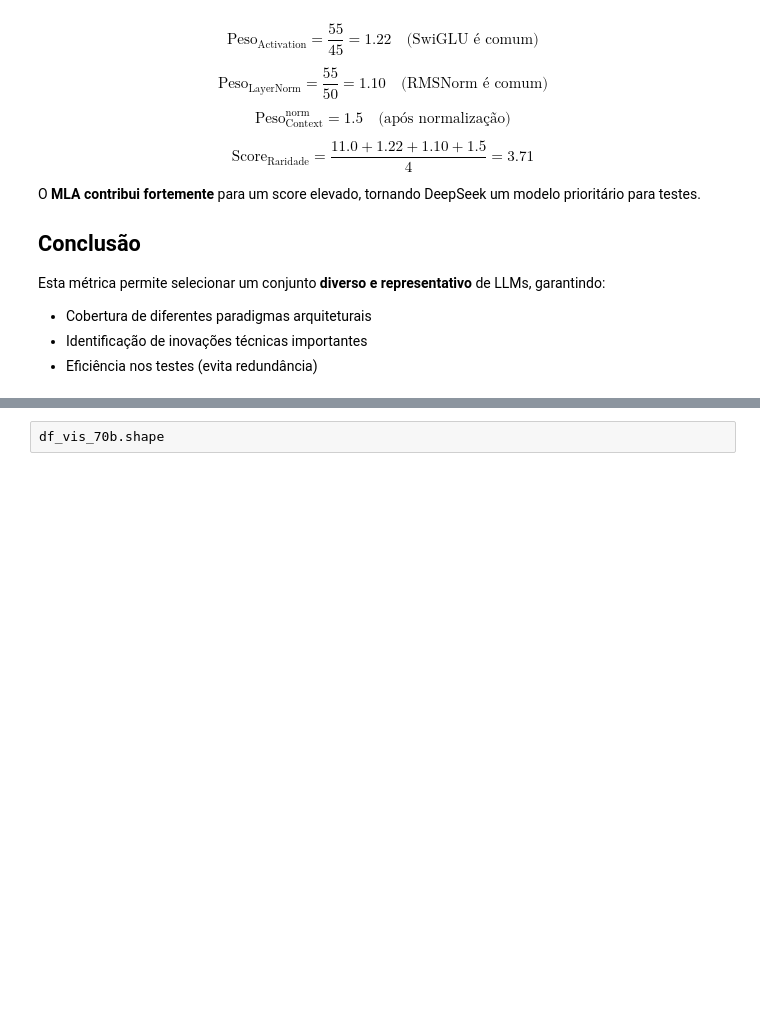
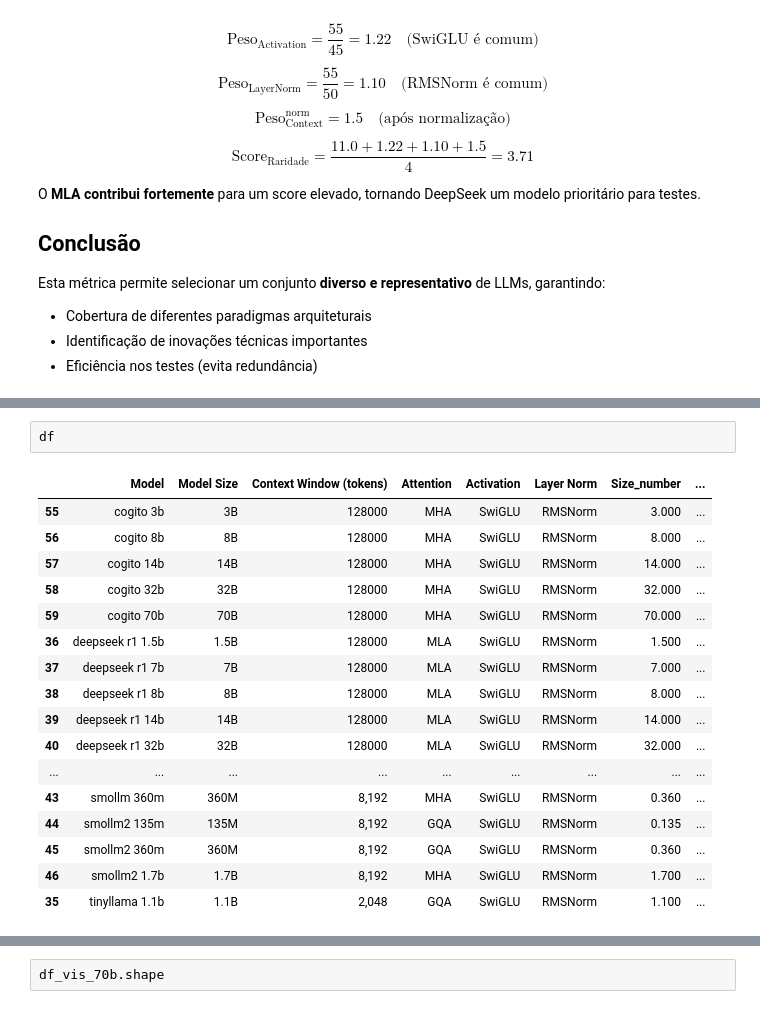
Before and after one commit to AILabs4All/FrameworkPE, a Jupyter notebook: teste_.ipynb, the cells around one changed output, grey strips where cells are left out. Cells and saved outputs as stored; diff of their text form; blank space fills up the shorter version.

```diff
--- a/teste_.ipynb
+++ b/teste_.ipynb
@@ -1885,0 +1782,20 @@ Name: count, dtype: int64
+# %%
+df
+# %% [output]
+|  | Model | Model Size | Context Window (tokens) | Attention | Activation | Layer Norm | Size_number | ... |
+| 55 | cogito 3b | 3B | 128000 | MHA | SwiGLU | RMSNorm | 3.000 | ... |
+| 56 | cogito 8b | 8B | 128000 | MHA | SwiGLU | RMSNorm | 8.000 | ... |
+| 57 | cogito 14b | 14B | 128000 | MHA | SwiGLU | RMSNorm | 14.000 | ... |
+| 58 | cogito 32b | 32B | 128000 | MHA | SwiGLU | RMSNorm | 32.000 | ... |
+| 59 | cogito 70b | 70B | 128000 | MHA | SwiGLU | RMSNorm | 70.000 | ... |
+| 36 | deepseek r1 1.5b | 1.5B | 128000 | MLA | SwiGLU | RMSNorm | 1.500 | ... |
+| 37 | deepseek r1 7b | 7B | 128000 | MLA | SwiGLU | RMSNorm | 7.000 | ... |
+| 38 | deepseek r1 8b | 8B | 128000 | MLA | SwiGLU | RMSNorm | 8.000 | ... |
+| 39 | deepseek r1 14b | 14B | 128000 | MLA | SwiGLU | RMSNorm | 14.000 | ... |
+| 40 | deepseek r1 32b | 32B | 128000 | MLA | SwiGLU | RMSNorm | 32.000 | ... |
+| ... | ... | ... | ... | ... | ... | ... | ... | ... |
+| 43 | smollm 360m | 360M | 8,192 | MHA | SwiGLU | RMSNorm | 0.360 | ... |
+| 44 | smollm2 135m | 135M | 8,192 | GQA | SwiGLU | RMSNorm | 0.135 | ... |
+| 45 | smollm2 360m | 360M | 8,192 | GQA | SwiGLU | RMSNorm | 0.360 | ... |
+| 46 | smollm2 1.7b | 1.7B | 8,192 | MHA | SwiGLU | RMSNorm | 1.700 | ... |
+| 35 | tinyllama 1.1b | 1.1B | 2,048 | GQA | SwiGLU | RMSNorm | 1.100 | ... |
```
Also changed, not shown: parts of 8 cells of this notebook, 5 other files.
